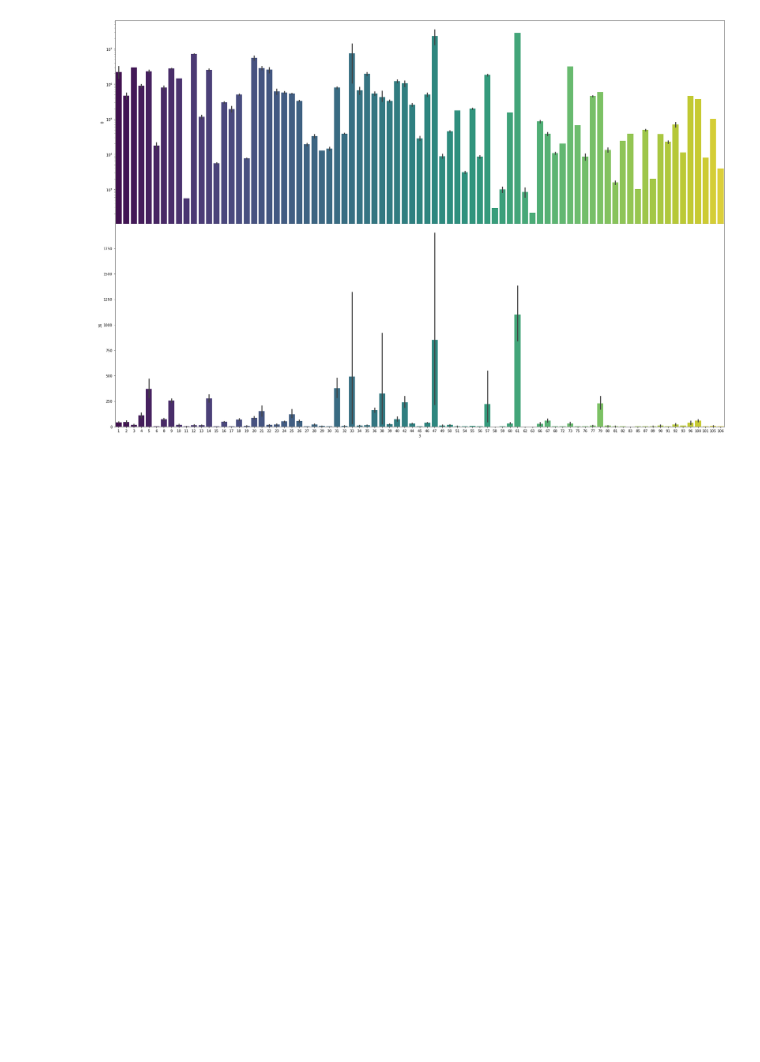
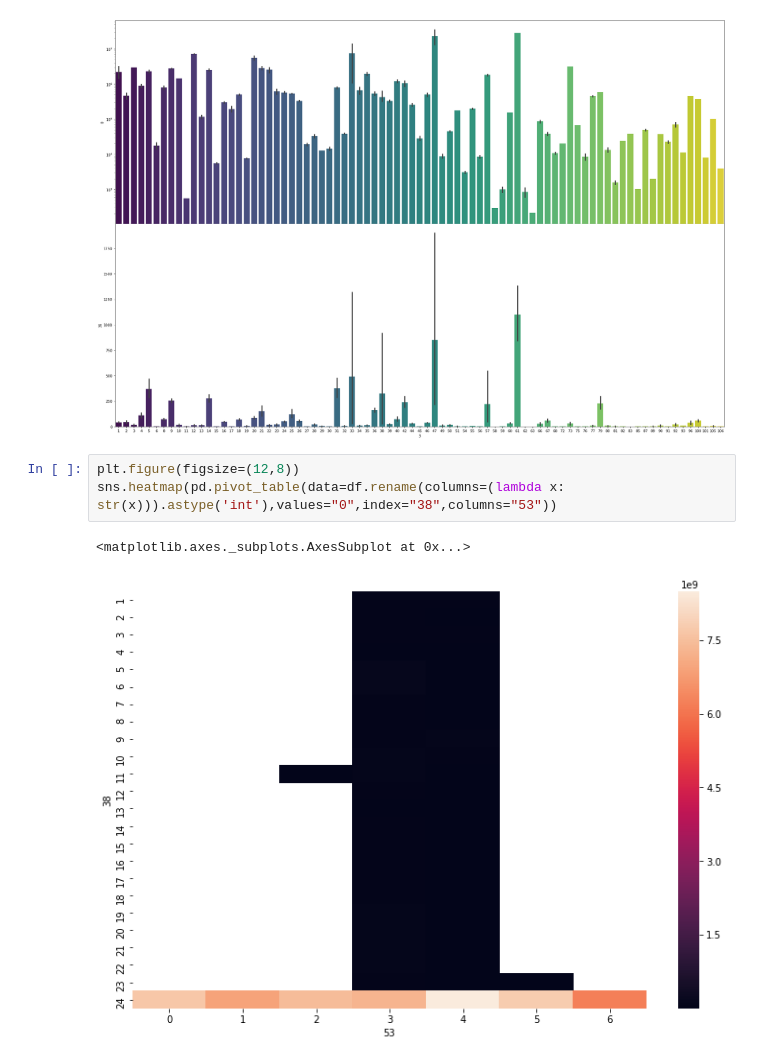
Before and after one commit to danietzio/Artificial-intelligence, a Jupyter notebook: UCI Facebook Comment Volume Dataset/Python/UCI Facebook Comment Volume Project.ipynb, the cells around one changed output. Cells and saved outputs as stored; diff of their text form; blank space fills up the shorter version.

```diff
--- a/UCI Facebook Comment Volume Dataset/Python/UCI Facebook Comment Volume Project.ipynb
+++ b/UCI Facebook Comment Volume Dataset/Python/UCI Facebook Comment Volume Project.ipynb
@@ -308,3 +308,9 @@ sns.barplot(x="3",y="36",data=df.rename(columns=(lambda x: str(x))).astype('int'
 # %% [output]
 <matplotlib.axes._axes.Axes at 0x...>
 [figure]
+# %%
+plt.figure(figsize=(12,8))
+sns.heatmap(pd.pivot_table(data=df.rename(columns=(lambda x: str(x))).astype('int'),values="0",index="38",columns="53"))
+# %% [output]
+<matplotlib.axes._subplots.AxesSubplot at 0x...>
+[figure, added]
```
Also changed, not shown: parts of 1 cell of this notebook.
